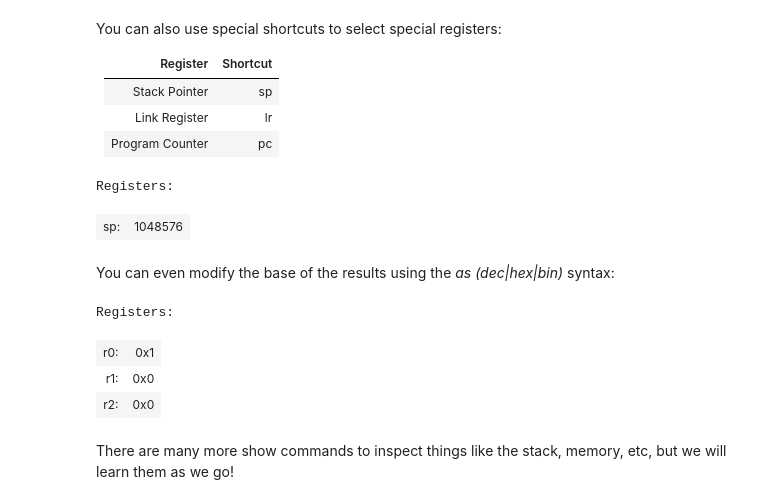
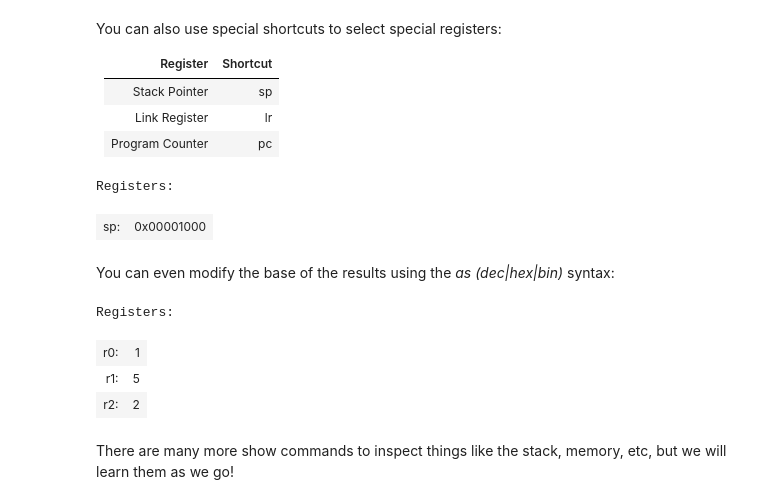
Before and after one commit to SamuelAl/arm_kernel, a Jupyter notebook: Notebooks/Introduction.ipynb, the cells around one changed output. Saved outputs shown, nothing was run; the diff lists cells and outputs as text; code cells hidden in the pictures.

```diff
--- a/Notebooks/Introduction.ipynb
+++ b/Notebooks/Introduction.ipynb
@@ -71,19 +71,19 @@ You can also use special shortcuts to select special registers:
 | Link Register | lr |
 | Program Counter | pc |
 # %%
->>> show registers[sp]
+>>> show registers[sp] as hex
 # %% [output]
 Registers:
-| sp: | 1048576 |
+| sp: | 0x00001000 |
 # %% [markdown]
 You can even modify the base of the results using the *as (dec|hex|bin)* syntax:
 # %%
->>> show registers[0-2] as hex
+>>> show registers[0-2] as dec
 # %% [output]
 Registers:
-| r0: | 0x1 |
-| r1: | 0x0 |
-| r2: | 0x0 |
+| r0: | 1 |
+| r1: | 5 |
+| r2: | 2 |
 # %% [markdown]
 There are many more show commands to inspect things like the stack, memory, etc, but we will learn them as we go!
 # %% [markdown]
```
Also changed, not shown: parts of 9 cells of this notebook, 2 other files.
